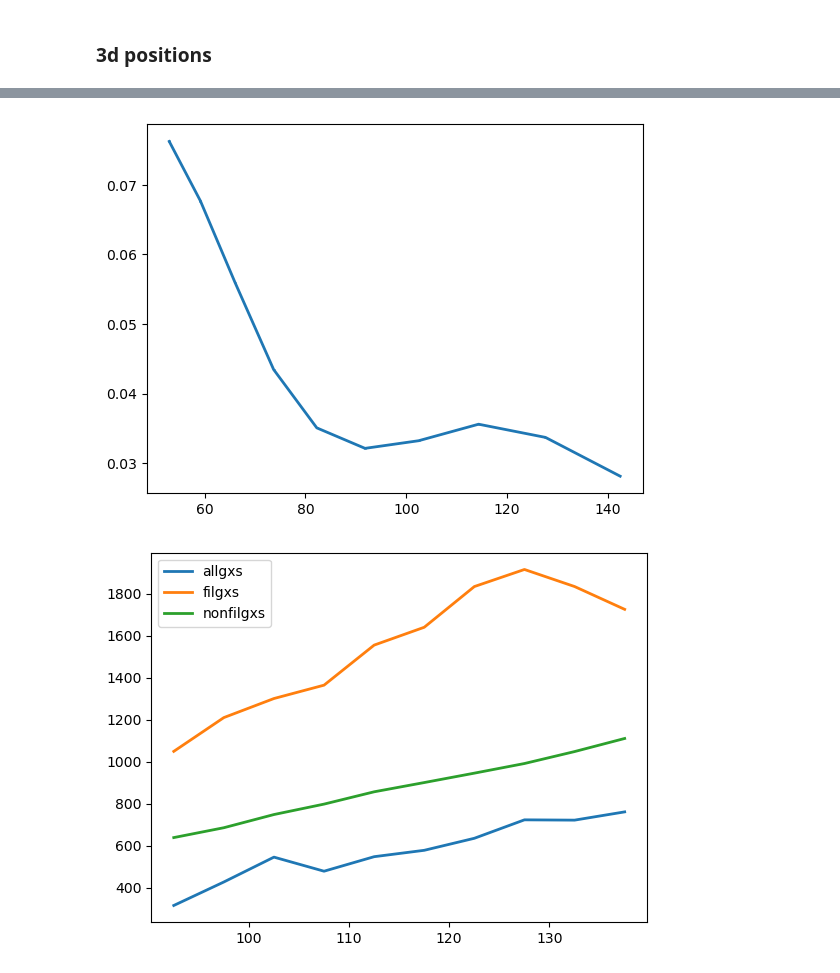
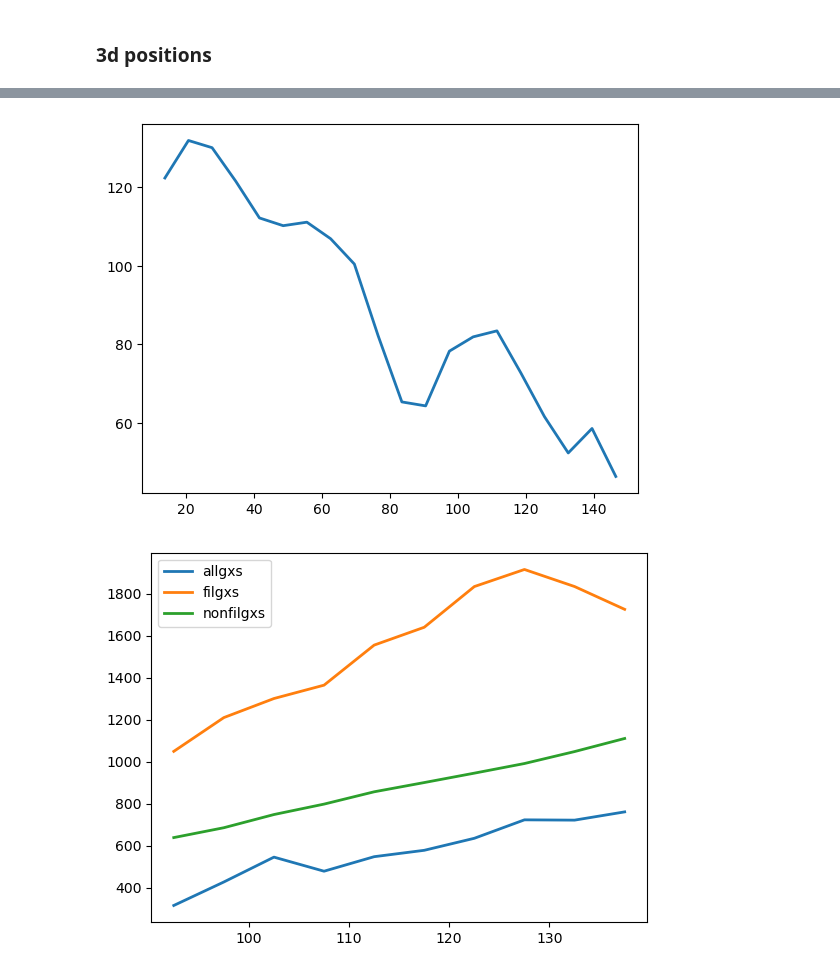
Before and after one commit to FedeDavilaKurban/filbao, a Jupyter notebook: treecorr_correlation.ipynb, the cells around one changed output, grey strips where cells are left out. Drawn from its saved outputs; the diff is of its cells as text; code cells hidden in the pictures.

```diff
--- a/treecorr_correlation.ipynb
+++ b/treecorr_correlation.ipynb
@@ -131,9 +224,9 @@ plt.show()
 # %%
 ######################
-minsep = 50.      # Min theta
+minsep = 10.      # Min theta
 maxsep = 150.      # Max theta
-nbins = 10        # Bins in theta
-nbootstrap = 500  # No. of bootstrap resampling
+nbins = 20        # Bins in theta
+nbootstrap = 10  # No. of bootstrap resampling
 brute = False     # Brute force for TreeCorr
 npatch = 10
 
@@ -168,14 +261,19 @@ def H(ra, dec, z):
   return x, y, z
 
 # Read Gxs
-zmin, zmax = 0.0, 0.15
-cat_sdss = pd.read_csv('../data/sdss_zmin_0.000_zmax_0.300_sigma_5.0.csv')
-cat_sdss  = cat_sdss[(cat_sdss["red"] > zmin)*(cat_sdss["red"] < zmax)]
+zmin, zmax = 0.05, 0.15
+#cat_sdss = pd.read_csv('../data/sdss_zmin_0.000_zmax_0.300_sigma_5.0.csv')
+cat_sdss = pd.read_csv('../data/MGS_DR7_lpereyra.csv')
+cat_sdss  = cat_sdss[(cat_sdss["z"] > zmin)*(cat_sdss["z"] < zmax)]
 
 # Read Randoms
-cat_random = pd.read_csv('../data/random_sample_healpy_128.csv')
+#cat_random = pd.read_csv('../data/random_sample_healpy_128_561286.csv')
+cat_random = random_data
 
+# Transform to Cartesian
 cat_random["x"], cat_random["y"], cat_random["z"] = H(cat_random["ra"], cat_random["dec"], cat_random["red"])
+cat_sdss["x"], cat_sdss["y"], cat_sdss["z"] = H(cat_sdss["ra"], cat_sdss["dec"], cat_sdss["z"])
+
 
 # TreeCorr Catalogues
 dd = treecorr.NNCorrelation(config)
@@ -198,22 +296,22 @@ th = dd.meanr
 # %%
 import matplotlib.pyplot as plt
 sig = np.sqrt(varxi)
 
 th = dd.meanr
 
 #plt.plot(th, xi, color='C00')
 #plt.yscale('log')
 #plt.xscale('log')
 #plt.plot(th, -xi, color='blue', ls=':')
 #plt.errorbar(th[xi>0], xi[xi>0], yerr=sig[xi>0], color='blue', lw=1)
-plt.errorbar(th, xi, yerr=sig, color='C00', lw=2)
+plt.errorbar(th, xi*th**2, yerr=sig, color='C00', lw=2)
 
 #plt.errorbar(th[xi<0], -xi[xi<0], yerr=sig[xi<0], color='blue', lw=0.1, ls='')
 #leg = plt.errorbar(-th, xi, yerr=sig, color='blue')
 
 plt.show()
 # %% [output]
-[figure, old version]
+[figure, new version]
 # %%
 dd.
 # %%
```
Also changed, not shown: parts of 8 cells of this notebook, 3 other files.
